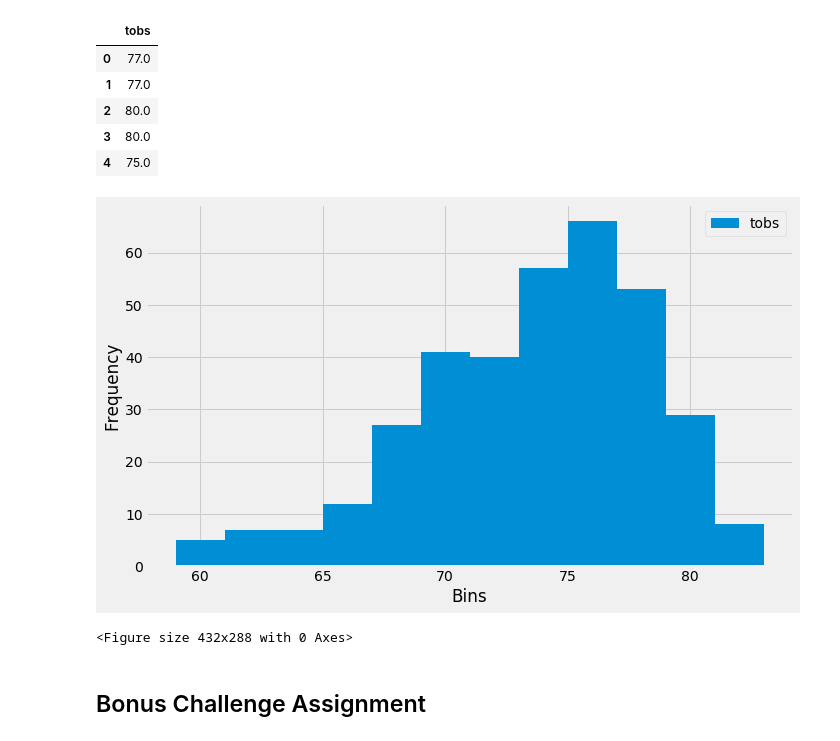
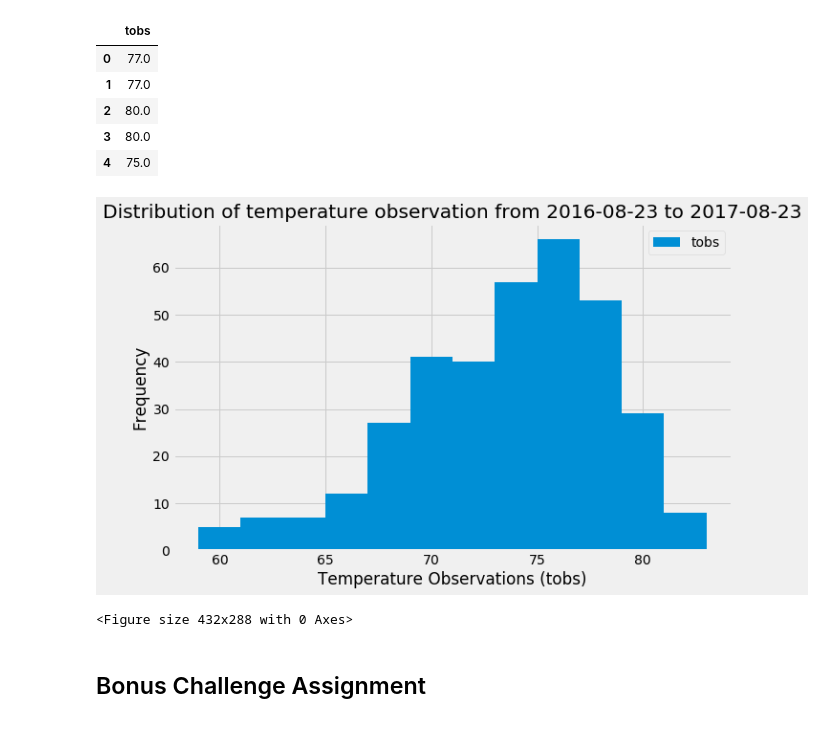
Before and after one commit to j1-aggie/SURFS-UP-sqlalchemy-challenge, a Jupyter notebook: climate_starter.ipynb, the cells around one changed output. Cells and saved outputs as stored; diff of their text form; code cells hidden in the pictures.

```diff
--- a/climate_starter.ipynb
+++ b/climate_starter.ipynb
@@ -196,18 +199,19 @@ temp_df.head()
 # %%
 #create the plot
 plt.figure(figsize=(10,6))
 plt.hist(temp_df["tobs"], bins=12)
 plt.ylabel("Frequency")
-plt.xlabel("Bins")
+plt.xlabel("Temperature Observations (tobs)")
+plt.title(f"Distribution of temperature observation from {date_year_ago} to {latest_date}")
 plt.legend(["tobs"])
 plt.tight_layout()
 plt.show()
 plt.tight_layout()
 
 plt.savefig("Images/frequency.png")
 plt.show()
 # %% [output]
-[figure, old version]
+[figure, new version]
 <Figure size 432x288 with 0 Axes>
 # %% [markdown]
 ## Bonus Challenge Assignment
```
Also changed, not shown: parts of 26 cells of this notebook, 5 other files.
